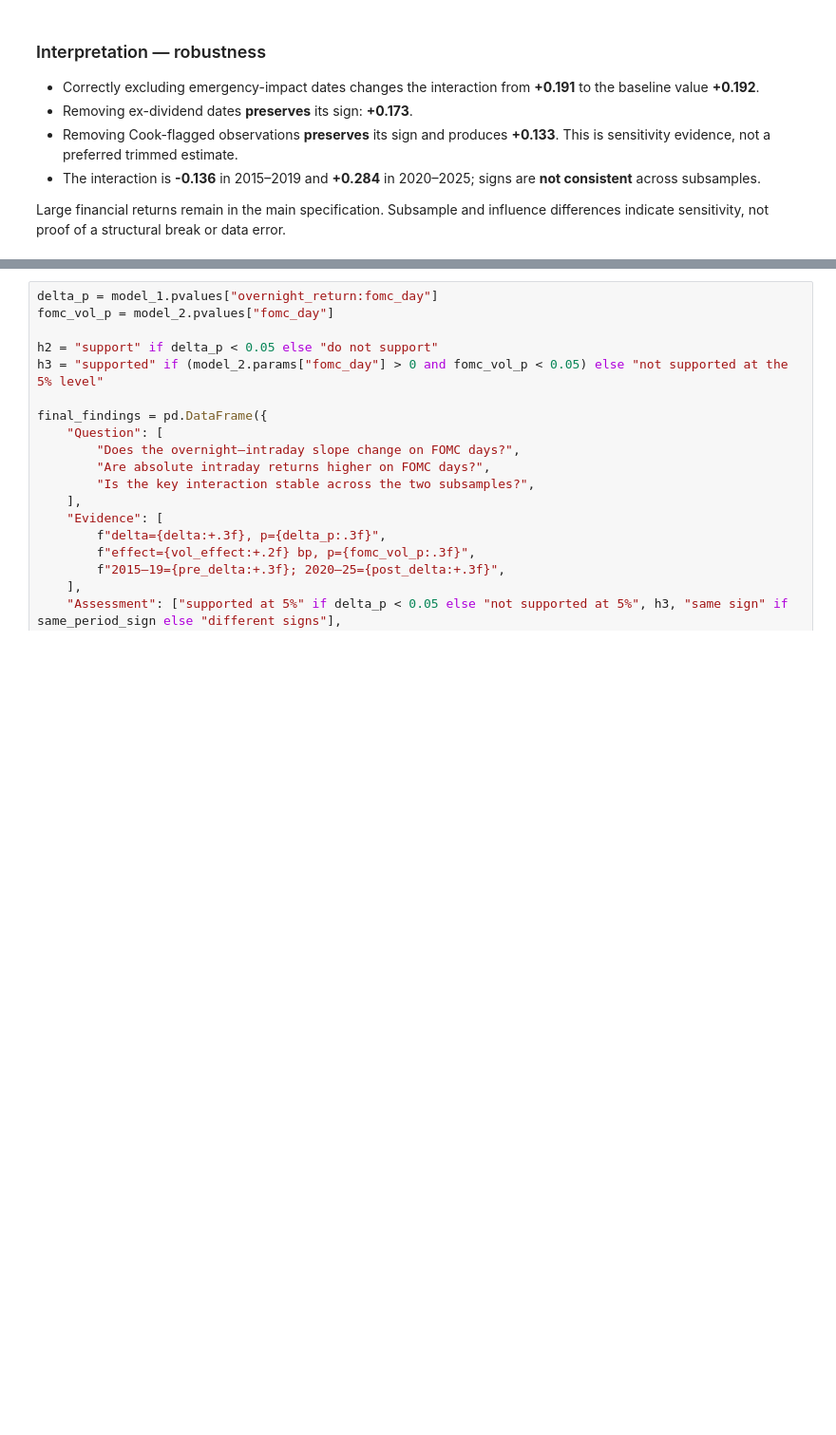
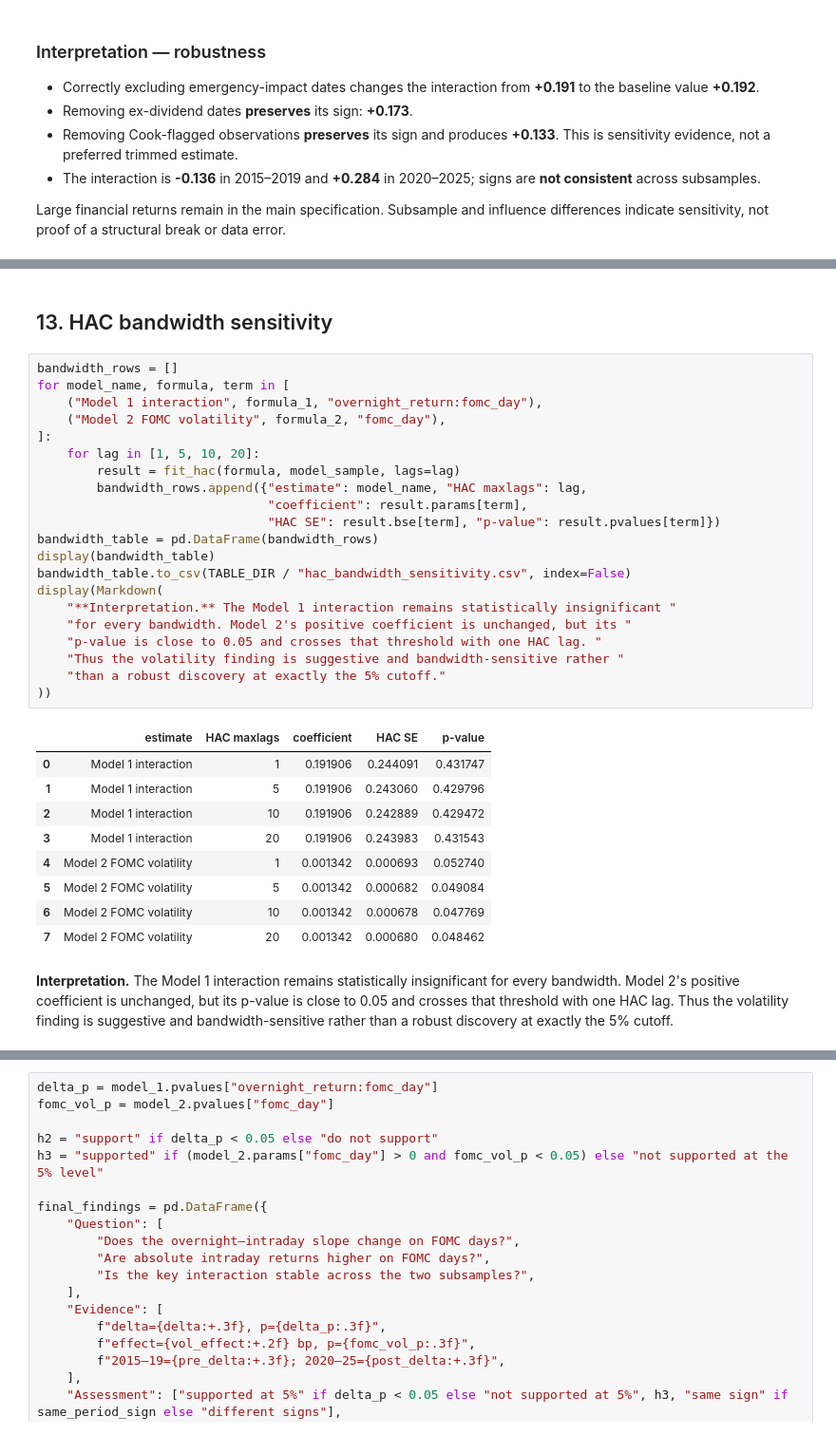
Before and after one commit to lebaoann05-ops/fomc-price-discovery, a Jupyter notebook: output/jupyter-notebook/fomc_data_and_models.ipynb, the cells around one changed output, grey strips where cells are left out. Shown at 95% size. Cells and saved outputs as stored; diff of their text form; blank space fills up the shorter version.

```diff
--- a/output/jupyter-notebook/fomc_data_and_models.ipynb
+++ b/output/jupyter-notebook/fomc_data_and_models.ipynb
@@ -864,0 +965,34 @@ Large financial returns remain in the main specification. Subsample and influenc
+# %% [markdown]
+## 13. HAC bandwidth sensitivity
+# %%
+bandwidth_rows = []
+for model_name, formula, term in [
+    ("Model 1 interaction", formula_1, "overnight_return:fomc_day"),
+    ("Model 2 FOMC volatility", formula_2, "fomc_day"),
+]:
+    for lag in [1, 5, 10, 20]:
+        result = fit_hac(formula, model_sample, lags=lag)
+        bandwidth_rows.append({"estimate": model_name, "HAC maxlags": lag,
+                               "coefficient": result.params[term],
+                               "HAC SE": result.bse[term], "p-value": result.pvalues[term]})
+bandwidth_table = pd.DataFrame(bandwidth_rows)
+display(bandwidth_table)
+bandwidth_table.to_csv(TABLE_DIR / "hac_bandwidth_sensitivity.csv", index=False)
+display(Markdown(
+    "**Interpretation.** The Model 1 interaction remains statistically insignificant "
+    "for every bandwidth. Model 2's positive coefficient is unchanged, but its "
+    "p-value is close to 0.05 and crosses that threshold with one HAC lag. "
+    "Thus the volatility finding is suggestive and bandwidth-sensitive rather "
+    "than a robust discovery at exactly the 5% cutoff."
+))
+# %% [output]
+|  | estimate | HAC maxlags | coefficient | HAC SE | p-value |
+| 0 | Model 1 interaction | 1 | 0.191906 | 0.244091 | 0.431747 |
+| 1 | Model 1 interaction | 5 | 0.191906 | 0.243060 | 0.429796 |
+| 2 | Model 1 interaction | 10 | 0.191906 | 0.242889 | 0.429472 |
+| 3 | Model 1 interaction | 20 | 0.191906 | 0.243983 | 0.431543 |
+| 4 | Model 2 FOMC volatility | 1 | 0.001342 | 0.000693 | 0.052740 |
+| 5 | Model 2 FOMC volatility | 5 | 0.001342 | 0.000682 | 0.049084 |
+| 6 | Model 2 FOMC volatility | 10 | 0.001342 | 0.000678 | 0.047769 |
+| 7 | Model 2 FOMC volatility | 20 | 0.001342 | 0.000680 | 0.048462 |
+**Interpretation.** The Model 1 interaction remains statistically insignificant for every bandwidth. Model 2's positive coefficient is unchanged, but its p-value is close to 0.05 and crosses that threshold with one HAC lag. Thus the volatility finding is suggestive and bandwidth-sensitive rather than a robust discovery at exactly the 5% cutoff.
```
Also changed, not shown: parts of 10 cells of this notebook, 16 other files.
